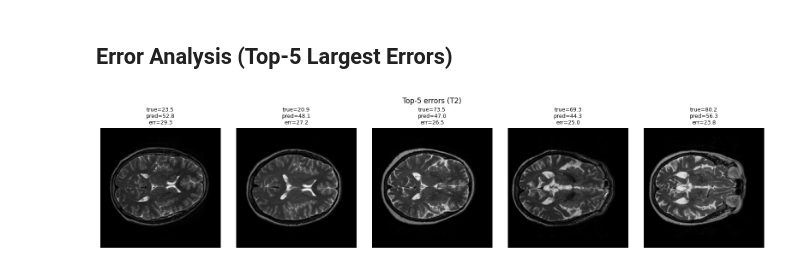
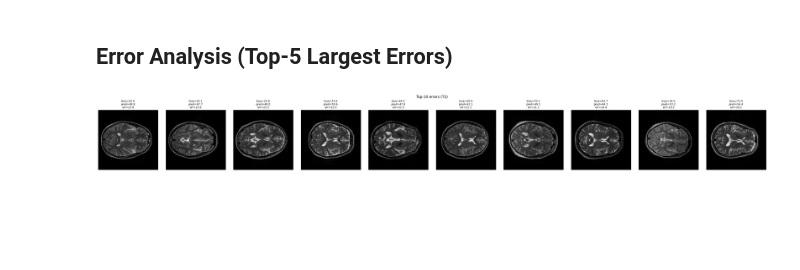
Before and after one commit to SophiaYifei/brain-age-mri-predictor, a Jupyter notebook: notebooks/02_classical_ml.ipynb, the cells around one changed output. Drawn from its saved outputs; the diff is of its cells as text; code cells hidden in the pictures; blank space fills up the shorter version.

```diff
--- a/notebooks/02_classical_ml.ipynb
+++ b/notebooks/02_classical_ml.ipynb
@@ -146,10 +168,11 @@ def extract_cnn_features(X: np.ndarray, batch_size: int = 32, device: str = "cpu
 We evaluate multiple classical regressors on each feature type using RMSE/MAE/R².
 # %%
 def evaluate_regression(y_true, y_pred):
-    rmse = np.sqrt(mean_squared_error(y_true, y_pred))
+    mse = mean_squared_error(y_true, y_pred)
+    rmse = np.sqrt(mse)
     mae = mean_absolute_error(y_true, y_pred)
     r2 = r2_score(y_true, y_pred)
-    return {"RMSE": rmse, "MAE": mae, "R2": r2}
+    return {"MSE": mse, "RMSE": rmse, "MAE": mae, "R2": r2}
 
 
 def train_and_eval_models(X_train, y_train, X_val, y_val, X_test, y_test, models_dict):
@@ -164,9 +187,11 @@ def train_and_eval_models(X_train, y_train, X_val, y_val, X_test, y_test, models
 
         rows.append({
             "model": name,
+            "val_MSE": val_metrics["MSE"],
             "val_RMSE": val_metrics["RMSE"],
             "val_MAE": val_metrics["MAE"],
             "val_R2": val_metrics["R2"],
+            "test_MSE": test_metrics["MSE"],
             "test_RMSE": test_metrics["RMSE"],
             "test_MAE": test_metrics["MAE"],
             "test_R2": test_metrics["R2"],
@@ -178,14 +203,11 @@ def train_and_eval_models(X_train, y_train, X_val, y_val, X_test, y_test, models
 models_dict = {
     "Ridge": Ridge(alpha=1.0),
     "ElasticNet": ElasticNet(alpha=0.1, l1_ratio=0.5, random_state=42),
-    "SVR_RBF": SVR(C=10.0, gamma="scale", epsilon=0.1),
-    "RandomForest": RandomForestRegressor(n_estimators=200, random_state=42, n_jobs=-1),
-    "GradientBoosting": GradientBoostingRegressor(random_state=42),
 }
 # %% [markdown]
 ## Run: PCA Features + Classical Models
 # %%
-pca_components_list = [50, 100, 200]
+pca_components_list = [50, 100, 150, 200]
 
 pca_results = []
 for n_components in pca_components_list:
@@ -200,5 +222,12 @@ for n_components in pca_components_list:
     pca_results.append(df)
 
 pca_results = pd.concat(pca_results, ignore_index=True)
+print("Top PCA configs (by val_RMSE)")
 pca_results.sort_values("val_RMSE").head(10)
+
+best_pca_row = pca_results.sort_values("val_RMSE").iloc[0]
+best_pca_components = int(best_pca_row["pca_components"])
+best_model_name = best_pca_row["model"]
+print("Best PCA config:")
+print(best_pca_row)
 # %% [output]
@@ -242,11 +337,10 @@ Downloading: "https://download.pytorch.org/models/resnet18-f37072fd.pth" to /Use
 # %% [markdown]
 ## Feature Method Comparison and Selection
 # %%
-all_results = pd.concat([pca_results, cnn_results], ignore_index=True)
-all_results = all_results.sort_values("val_RMSE")
+all_results = pca_results.sort_values("val_RMSE")
 all_results.head(10)
 
 best_row = all_results.iloc[0]
-print("Best pipeline (by val_RMSE):")
+print("Best PCA pipeline (by val_RMSE):")
 print(best_row)
 # %% [output]
@@ -442,33 +536,33 @@ def plot_error_images(X, error_df, title="Top errors"):
             f"pred={row.y_pred:.1f}\n"
             f"err={row.abs_error:.1f}",
             fontsize=9,
         )
 
     fig.suptitle(title, fontsize=12, y=1.02)
     fig.tight_layout()
     plt.show()
 
 # Use the best modality from modality_results
 best_modality = modality_results.sort_values("val_RMSE").iloc[0]["modality"]
 
 X_train_m, y_train_m, X_val_m, y_val_m, X_test_m, y_test_m = datasets[best_modality]
 
 if best_feature == "PCA":
     X_train_feat, X_val_feat, X_test_feat, _ = get_pca_features(
         X_train_m, X_val_m, X_test_m, n_components=best_n_components
     )
 else:
     X_train_feat = extract_cnn_features(X_train_m, batch_size=32, device=device)
     X_val_feat = extract_cnn_features(X_val_m, batch_size=32, device=device)
     X_test_feat = extract_cnn_features(X_test_m, batch_size=32, device=device)
 
 model = models_dict[best_model]
 model.fit(X_train_feat, y_train_m)
 
 test_pred = model.predict(X_test_feat)
-error_examples = top_k_errors(y_test_m, test_pred, k=5)
+error_examples = top_k_errors(y_test_m, test_pred, k=10)
 error_examples
 
-plot_error_images(X_test_m, error_examples, title=f"Top-5 errors ({best_modality})")
+plot_error_images(X_test_m, error_examples, title=f"Top-10 errors ({best_modality})")
 # %% [output]
-[figure, old version]
+[figure, new version]
```
Also changed, not shown: parts of 10 cells of this notebook, 5 other files.
